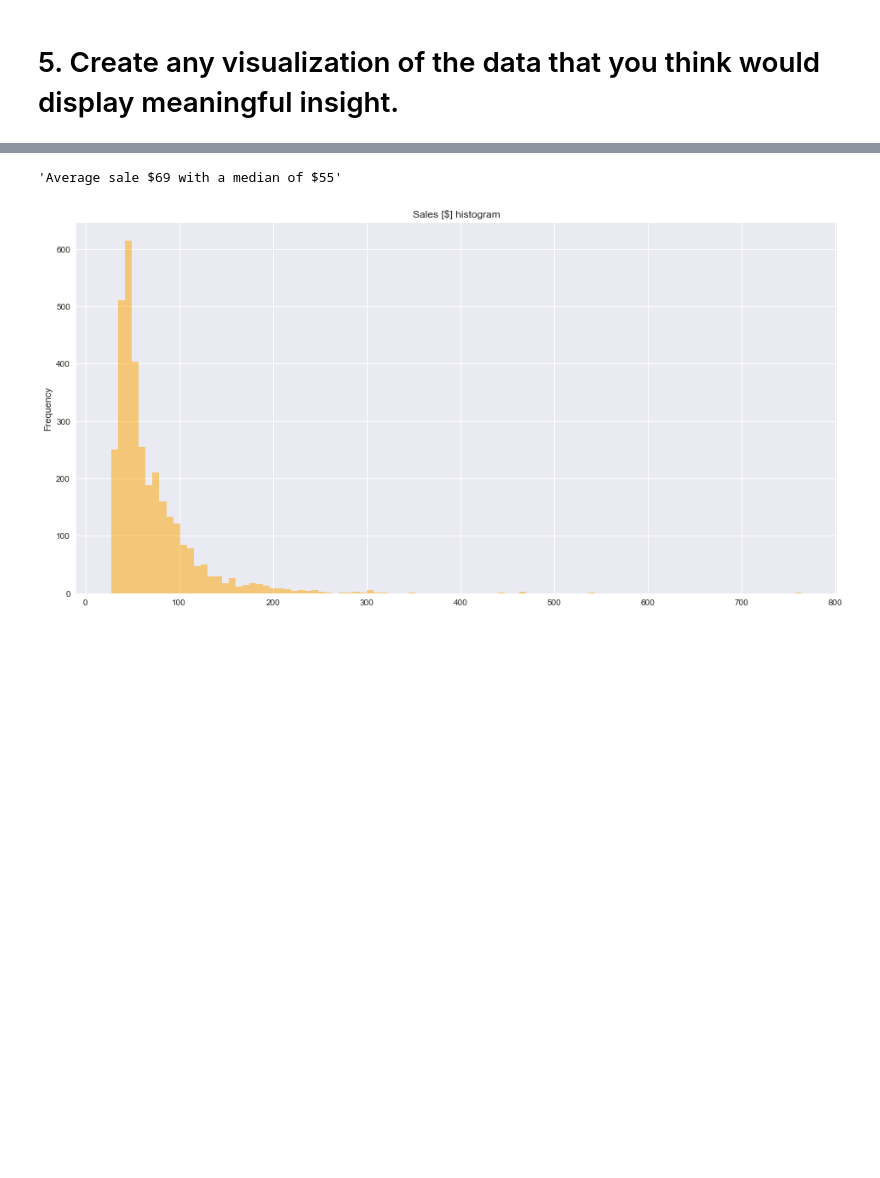
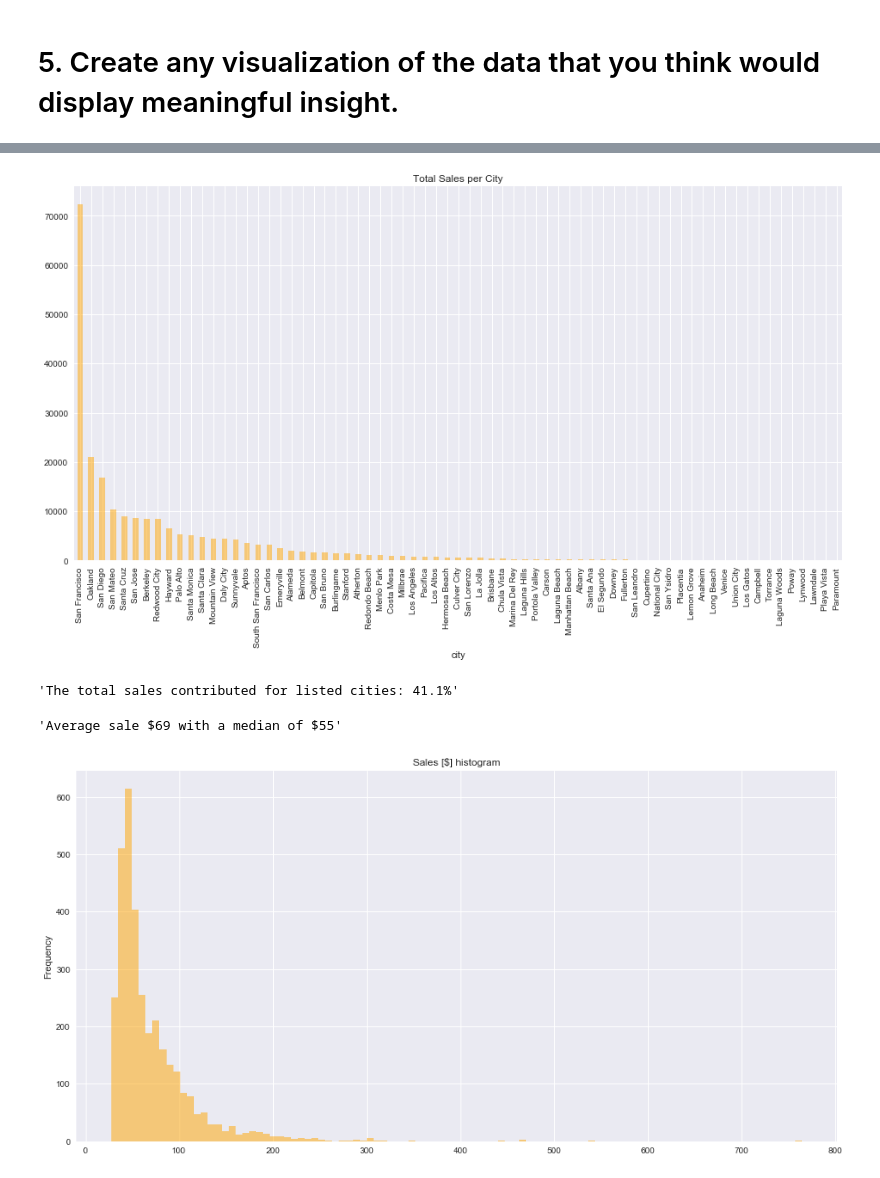
Before and after one commit to caheredia/Data-Science-Portfolio, a Jupyter notebook: EZ/deliver/2017-10-30_ch_ez_assignment.ipynb, the cells around one changed output, grey strips where cells are left out. Drawn from its saved outputs; the diff is of its cells as text; code cells hidden in the pictures; blank space fills up the shorter version.

```diff
--- a/EZ/deliver/2017-10-30_ch_ez_assignment.ipynb
+++ b/EZ/deliver/2017-10-30_ch_ez_assignment.ipynb
@@ -182,3 +218,18 @@ df_join.city.value_counts().plot(kind='bar', alpha=.5, color='orange',  figsize=
+# %%
+df_city_group['sum'].sort_values(ascending = False).plot(kind='bar', alpha=.5, color='orange',  figsize=(16, 8), title ='Total Sales per City');
+# %% [output]
+[figure, added]
+# %%
+# What percentage of total sales do San Francisco and Oakland contribute?
+def perc_sales(df, cities, sum_):
+    '''A function to calculate total percentage of sales from a list of cities.
+    The inputs are a dataframe, list of cities, and a string column name for sum of sales'''
+    return 'The total sales contributed for listed cities: {:0.1f}%'.format(sum([df.loc[item, sum_] for item in cities]) / df[sum_].sum() * 100)
+
+
+perc_sales(df_city_group, ['San Francisco', 'Oakland'], 'sum')
+# %% [output]
+'The total sales contributed for listed cities: 41.1%'
 # %%
 df_join.sales.plot.hist(
     alpha=.5, color='orange', bins=100,  figsize=(16, 8), title='Sales [$] histogram')
```
Also changed, not shown: parts of 15 cells of this notebook.
